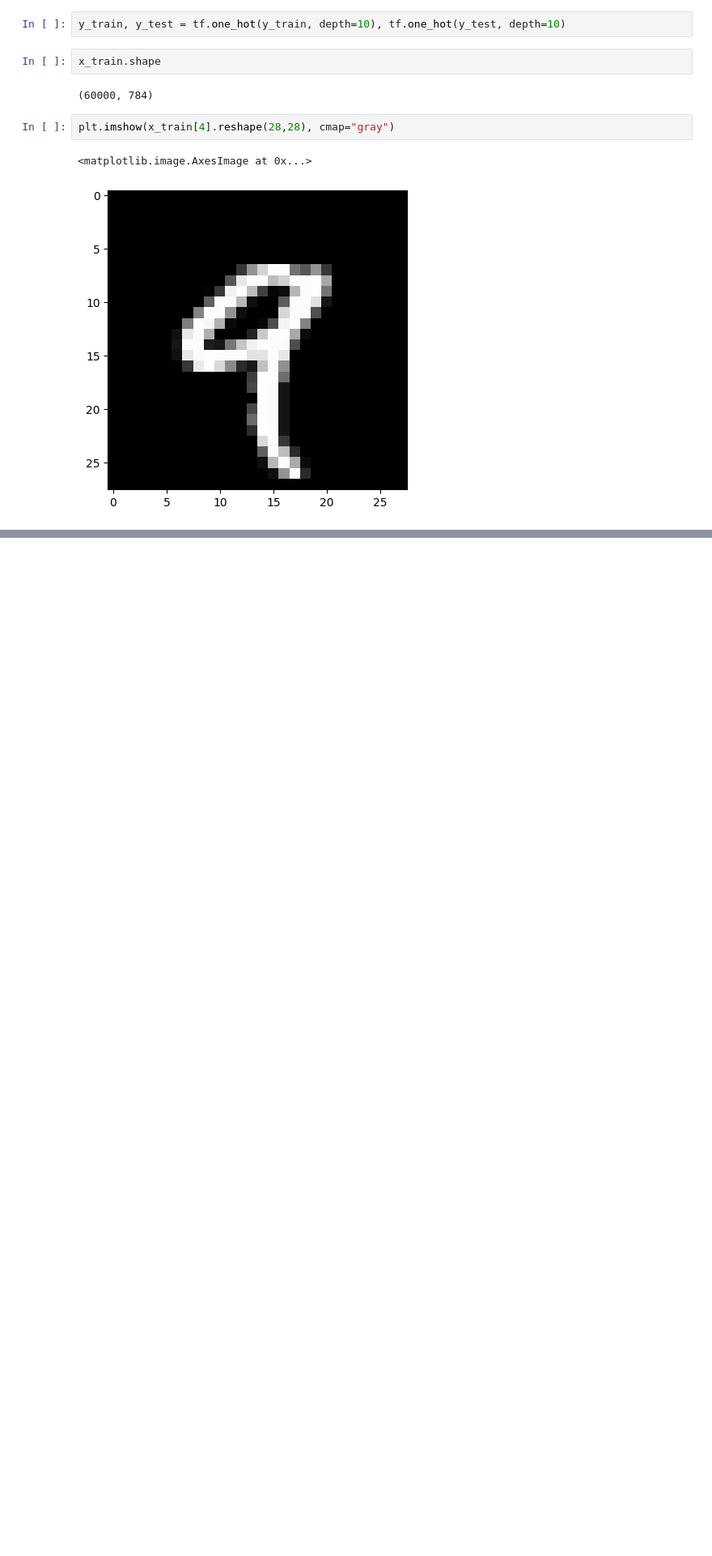
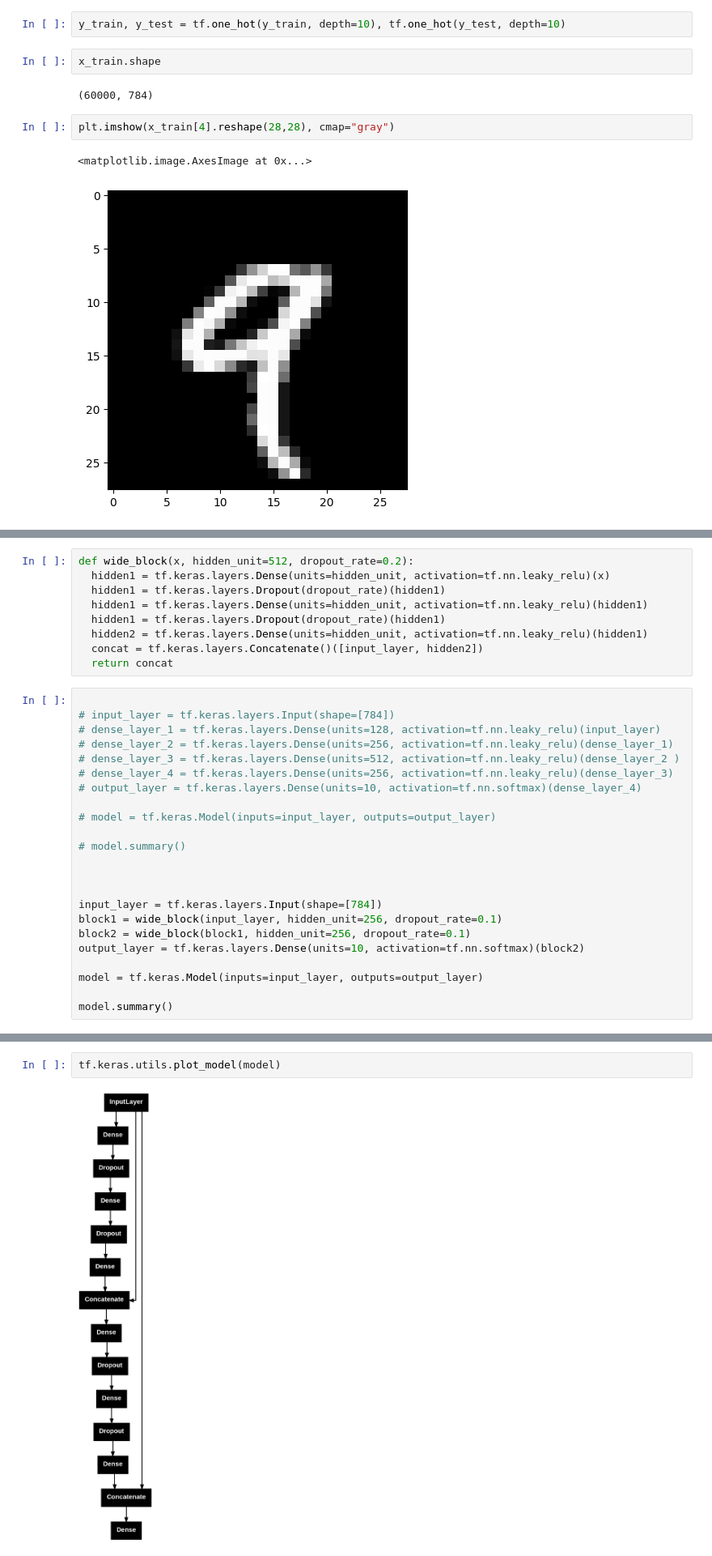
Before and after one commit to toedue/Python-for-Data-Science-and-Machine-Learning, a Jupyter notebook: Python_for_Data_Science_and_Machine_Learning.ipynb, the cells around one changed output, grey strips where cells are left out. Shown at 81% size. Drawn from its saved outputs; the diff is of its cells as text; blank space fills up the shorter version.

```diff
--- a/Python_for_Data_Science_and_Machine_Learning.ipynb
+++ b/Python_for_Data_Science_and_Machine_Learning.ipynb
@@ -704,0 +761,32 @@ Model: "sequential_1"
+# %%
+def wide_block(x, hidden_unit=512, dropout_rate=0.2):
+  hidden1 = tf.keras.layers.Dense(units=hidden_unit, activation=tf.nn.leaky_relu)(x)
+  hidden1 = tf.keras.layers.Dropout(dropout_rate)(hidden1)
+  hidden1 = tf.keras.layers.Dense(units=hidden_unit, activation=tf.nn.leaky_relu)(hidden1)
+  hidden1 = tf.keras.layers.Dropout(dropout_rate)(hidden1)
+  hidden2 = tf.keras.layers.Dense(units=hidden_unit, activation=tf.nn.leaky_relu)(hidden1)
+  concat = tf.keras.layers.Concatenate()([input_layer, hidden2])
+  return concat
+# %%
+
+# input_layer = tf.keras.layers.Input(shape=[784])
+# dense_layer_1 = tf.keras.layers.Dense(units=128, activation=tf.nn.leaky_relu)(input_layer)
+# dense_layer_2 = tf.keras.layers.Dense(units=256, activation=tf.nn.leaky_relu)(dense_layer_1)
+# dense_layer_3 = tf.keras.layers.Dense(units=512, activation=tf.nn.leaky_relu)(dense_layer_2 )
+# dense_layer_4 = tf.keras.layers.Dense(units=256, activation=tf.nn.leaky_relu)(dense_layer_3)
+# output_layer = tf.keras.layers.Dense(units=10, activation=tf.nn.softmax)(dense_layer_4)
+
+# model = tf.keras.Model(inputs=input_layer, outputs=output_layer)
+
+# model.summary()
+
+
+
+input_layer = tf.keras.layers.Input(shape=[784])
+block1 = wide_block(input_layer, hidden_unit=256, dropout_rate=0.1)
+block2 = wide_block(block1, hidden_unit=256, dropout_rate=0.1)
+output_layer = tf.keras.layers.Dense(units=10, activation=tf.nn.softmax)(block2)
+
+model = tf.keras.Model(inputs=input_layer, outputs=output_layer)
+
+model.summary()
@@ -704,0 +815,4 @@ Model: "sequential_1"
+# %%
+tf.keras.utils.plot_model(model)
+# %% [output]
+[figure, added]
```
Also changed, not shown: parts of 22 cells of this notebook.
